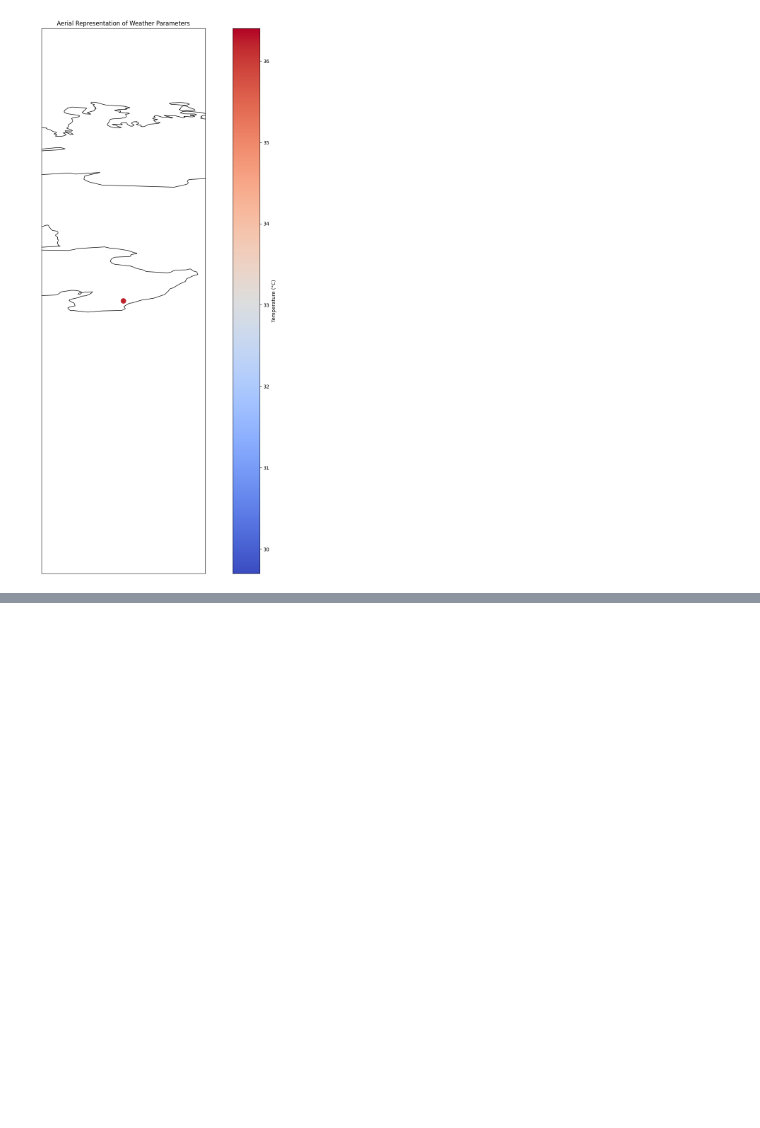
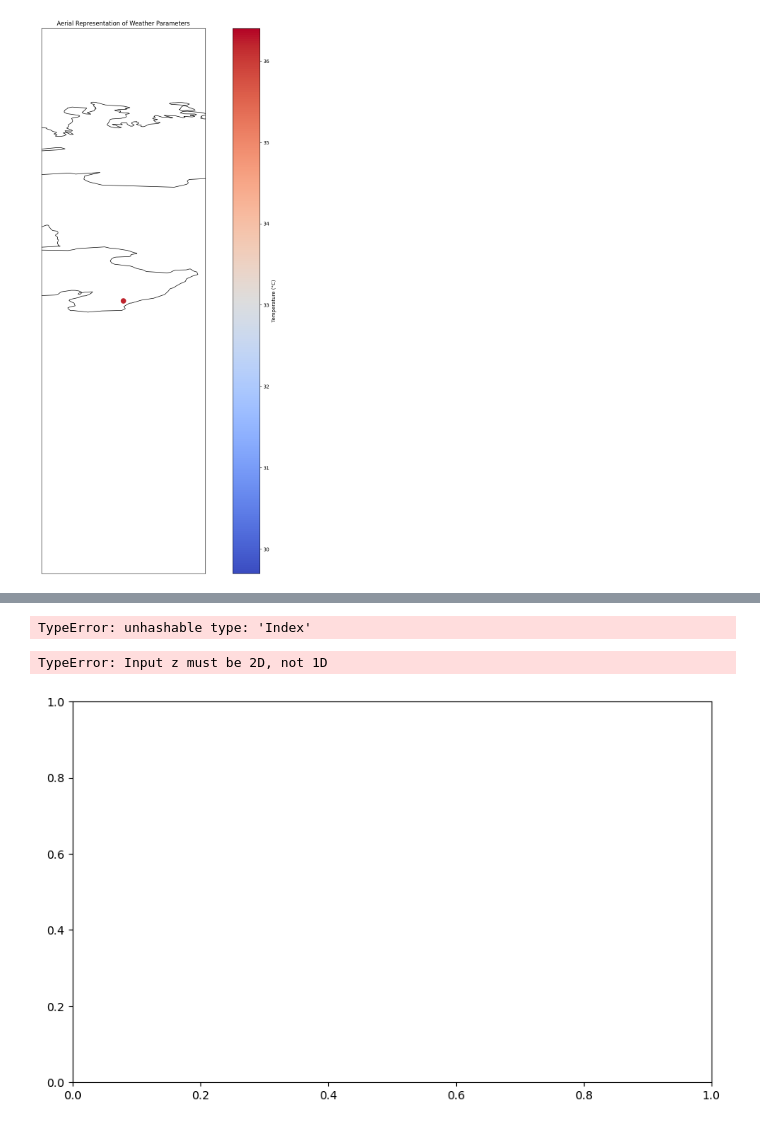
Before and after one commit to Rishit605/MetP, a Jupyter notebook: ETL.ipynb, the cells around one changed output, grey strips where cells are left out. Saved outputs shown, nothing was run; the diff lists cells and outputs as text; code cells hidden in the pictures; blank space fills up the shorter version.

```diff
--- a/ETL.ipynb
+++ b/ETL.ipynb
@@ -592,3 +616,5 @@ cities_data = {
 # %%
 for i, x in cities_data.items():
     x['Datetime'] = pd.to_datetime(x['Datetime'])
+    x['Longitude'] = 77.4126
+    x['Latitude'] = 23.2599
@@ -638,0 +818,7 @@ fig.show()
+# %%
+df = cities_data['Bhopal']
+
+# Call the function to overwrite values
+updated_df = overwrite_values(df, "Latitude", lat)
+updated_df = overwrite_values(df, "Longitude", lon)
+updated_df.to_csv("data/concurrent_coord_bpl.csv")
@@ -638,0 +1145,64 @@ fig.show()
+# %%
+custom_idx = 0
+
+day_temps = []
+cp = 0
+
+first_hours_df = bpl_df.iloc[:24]
+
+# for idx, value in bpl_df.iterrows():
+#     if cp == 1:
+#         break
+#     else:
+#         day_temps.append(value)
+#         if idx % 24 == 0:
+#             pass
+#             # print(bpl_df.at[idx, 'Datetime'])
+
+#     # Create a new DataFrame with values before the sixth value
+#     new_df = pd.DataFrame({bpl_df.columns: day_temps})
+#     cp += 1
+
+    # day_temps
+    # # day_temps.append()
+# %% [output]
+TypeError: unhashable type: 'Index'
+# %%
+import pandas as pd
+import matplotlib.pyplot as plt
+import numpy as np
+
+# Read the CSV file
+data = updated_df
+
+# Extract the required columns
+lat = data['Latitude'].values
+lon = data['Longitude'].values
+temp = data['Temperature (°C)'].values
+
+# Create a meshgrid
+lat_grid, lon_grid = np.meshgrid(np.unique(lat), np.unique(lon))
+
+
+# Convert 1D temperature array to 2D array
+temp_grid = np.zeros_like(lat_grid)
+for i in range(len(temp)):
+    row, col = np.where((lat_grid == lat[i]) & (lon_grid == lon[i]))
+    temp_grid[row, col] = temp[i]
+
+# Create a weighted contour heatmap
+plt.figure(figsize=(10, 6))
+levels = np.linspace(temp.min(), temp.max(), 20)
+plt.contourf(lon_grid, lat_grid, temp, levels=levels, cmap='viridis')
+plt.colorbar()
+
+# Customize the plot
+plt.title('Temperature Heatmap')
+plt.xlabel('Longitude')
+plt.ylabel('Latitude')
+
+# Display the plot
+plt.show()
+# %% [output]
+TypeError: Input z must be 2D, not 1D
+[figure, added]
```
Also changed, not shown: parts of 18 cells of this notebook, 4 other files.
